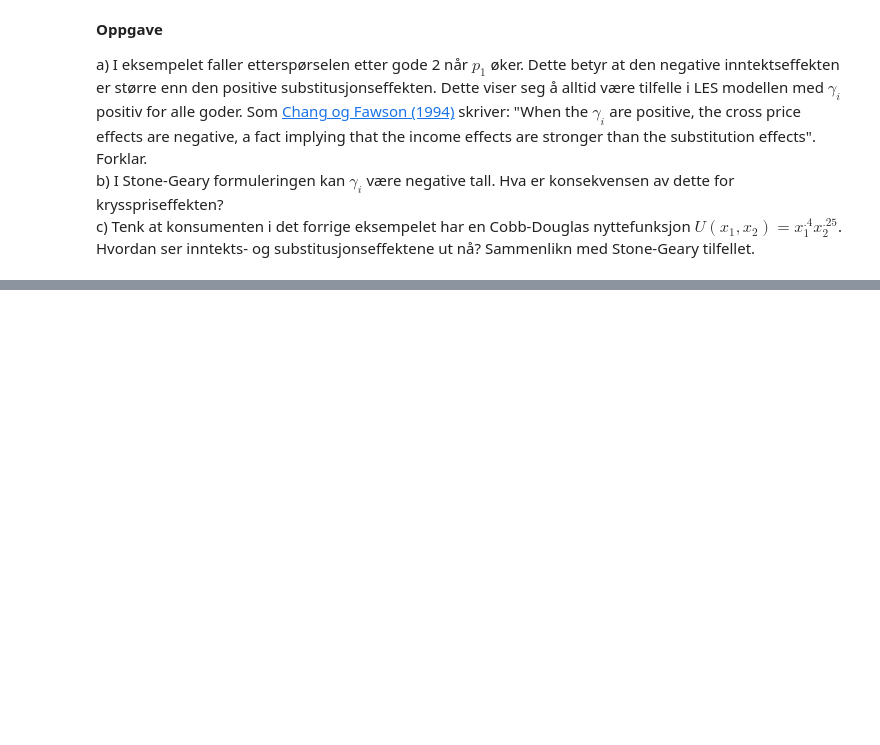
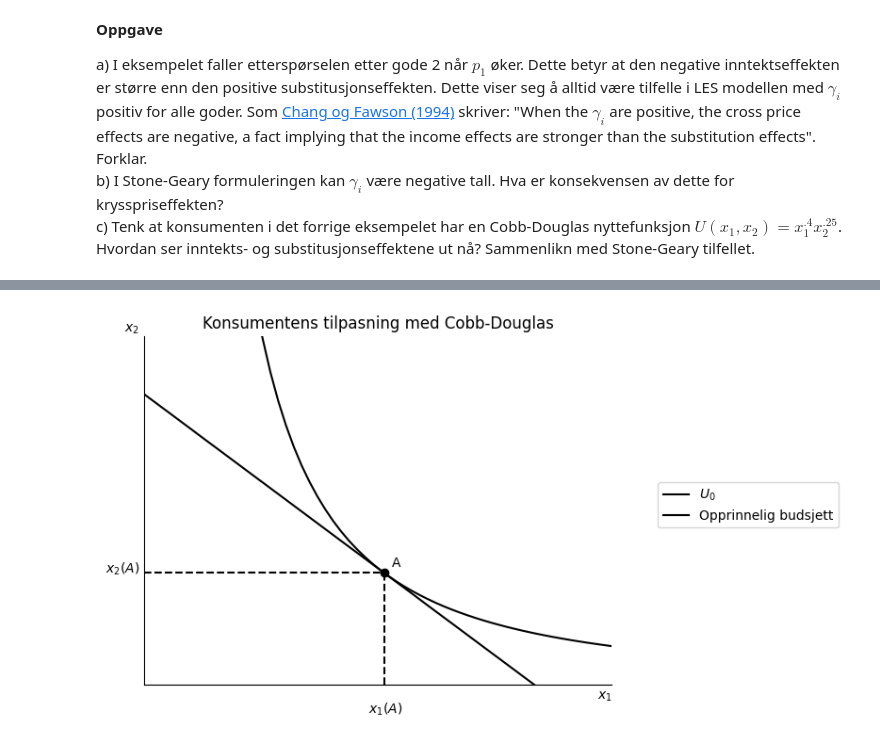
Before and after one commit to DanielFabioG/SOK-1003-og-SOK-1006, a Jupyter notebook: sok-1006/Arbeidskrav/Arbeidskrav9.ipynb, the cells around one changed output, grey strips where cells are left out. Saved outputs shown, nothing was run; the diff lists cells and outputs as text; code cells hidden in the pictures; blank space fills up the shorter version.

```diff
--- a/sok-1006/Arbeidskrav/Arbeidskrav9.ipynb
+++ b/sok-1006/Arbeidskrav/Arbeidskrav9.ipynb
@@ -591,0 +533,4 @@ ax.legend(bbox_to_anchor=(1.5,0.6));
+# %%
+# Løs likning
+x_2_rel=sp.solve(msb-p_1/p_2,x_2)[0]
+display(x_2_rel)
@@ -591,0 +565,6 @@ ax.legend(bbox_to_anchor=(1.5,0.6));
+# %%
+# steg 1 har vi løst x_1_eq og x_2_eq
+
+# steg 2
+U_max=U.subs([(x_1,x_1_eq),(x_2,x_2_eq)])
+display(U_max)
@@ -591,0 +573,7 @@ ax.legend(bbox_to_anchor=(1.5,0.6));
+# %%
+nytte = U_max.subs([(a,.4),(b,.25),(m,100),(p_1,2),(p_2,2)])
+x_1_num = x_1_eq.subs([(a,.4),(b,.25),(m,100),(p_1,2),(p_2,2)])
+x_2_num = x_2_eq.subs([(a,.4),(b,.25),(m,100),(p_1,2),(p_2,2)])
+display(nytte)
+display(x_1_num)
+display(x_2_num)
@@ -591,0 +584,31 @@ ax.legend(bbox_to_anchor=(1.5,0.6));
+# %%
+# nå kan vi plotte
+fig, ax=create_ax()
+
+# plott funksjonene
+
+ax.set_ylabel('$x_2$', loc='top', rotation=0)
+ax.plot(x, indiff_x_2(nytte,.4,.25,x), label='$U_{0}$', color='black')
+ax.plot(x, budsjett(100, x, 2, 2), label = 'Opprinnelig budsjett', color='black')
+
+# tegn inn tilpasningen
+ax.vlines(x_1_num,0,x_2_num, color='black',ls='dashed')
+ax.hlines(x_2_num,0,x_1_num, color='black',ls='dashed')
+
+ax.set(xlim=(0,60))
+ax.set(ylim=(0,60))
+
+# ta bort tall på aksene
+ax.set_xticks([], [])
+ax.set_yticks([], [])
+ax.annotate('$x_1(A)$', (x_1_num-2, -5), annotation_clip=False)
+ax.annotate('$x_2(A)$', (-5, x_2_num), annotation_clip=False)
+ax.annotate('A', (x_1_num+1,x_2_num+1))
+ax.plot(x_1_num, x_2_num , marker='o', color='black')
+# tittel
+ax.set_title('Konsumentens tilpasning med Cobb-Douglas')
+
+#vis navnene:
+ax.legend(bbox_to_anchor=(1.5,0.6));
+# %% [output]
+[figure, added]
```
Also changed, not shown: parts of 23 cells of this notebook.
